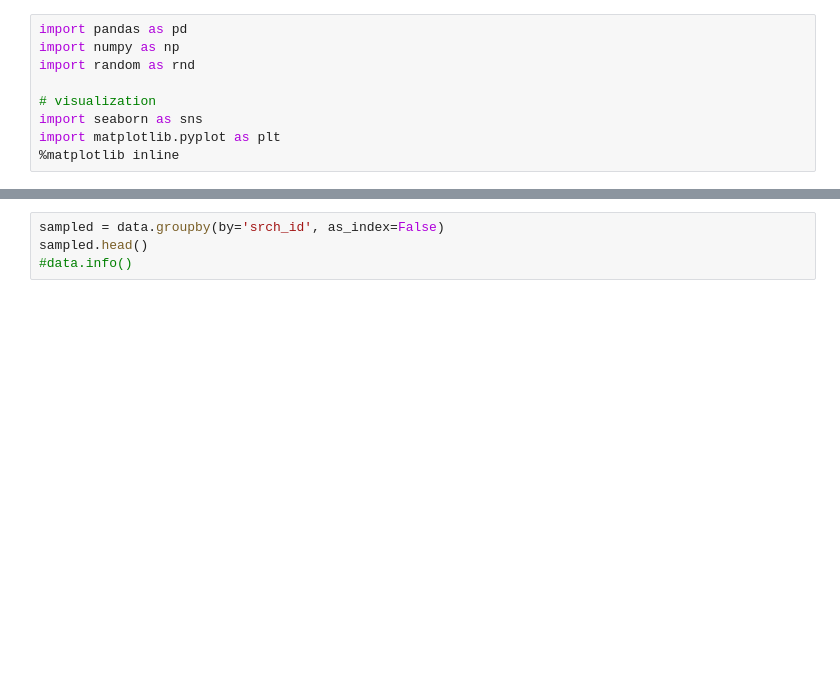
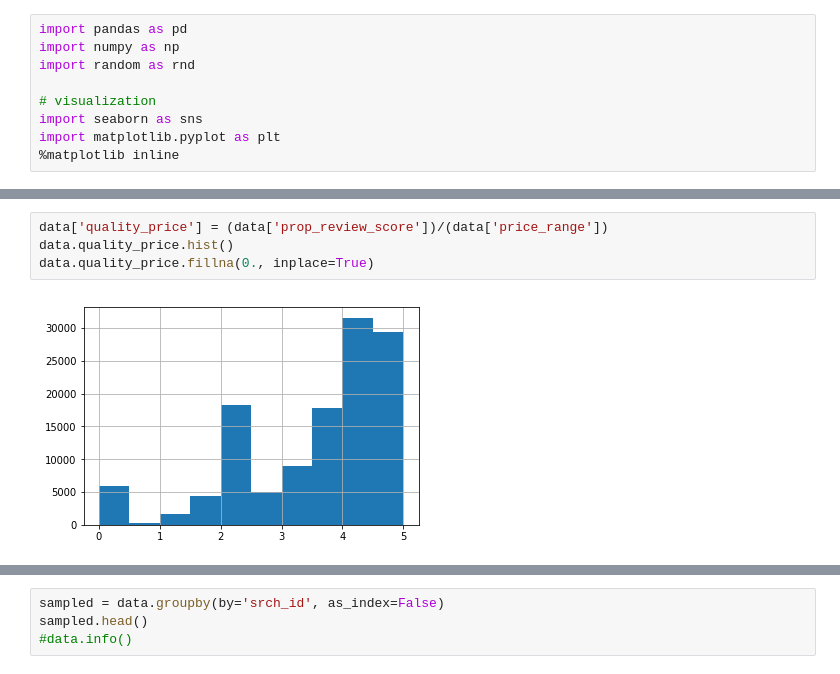
Before and after one commit to Longi94/dmt2018, a Jupyter notebook: assign2/assign2.ipynb, the cells around one changed output, grey strips where cells are left out. Saved outputs shown, nothing was run; the diff lists cells and outputs as text; blank space fills up the shorter version.

```diff
--- a/assign2/assign2.ipynb
+++ b/assign2/assign2.ipynb
@@ -40,0 +47,6 @@ memory usage: 2.0+ GB
+# %%
+data['quality_price'] = (data['prop_review_score'])/(data['price_range'])
+data.quality_price.hist()
+data.quality_price.fillna(0., inplace=True)
+# %% [output]
+[figure, added]
```
Also changed, not shown: parts of 23 cells of this notebook, 4 other files.
